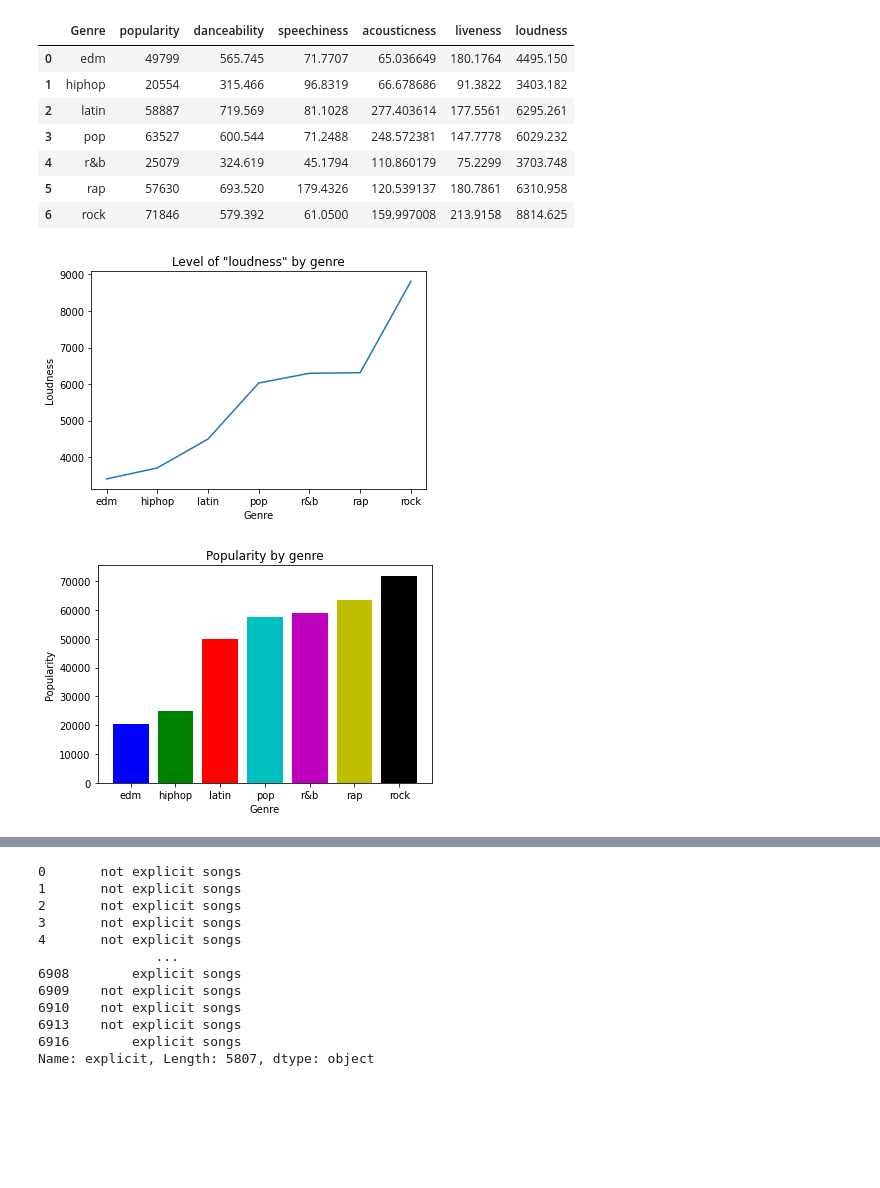
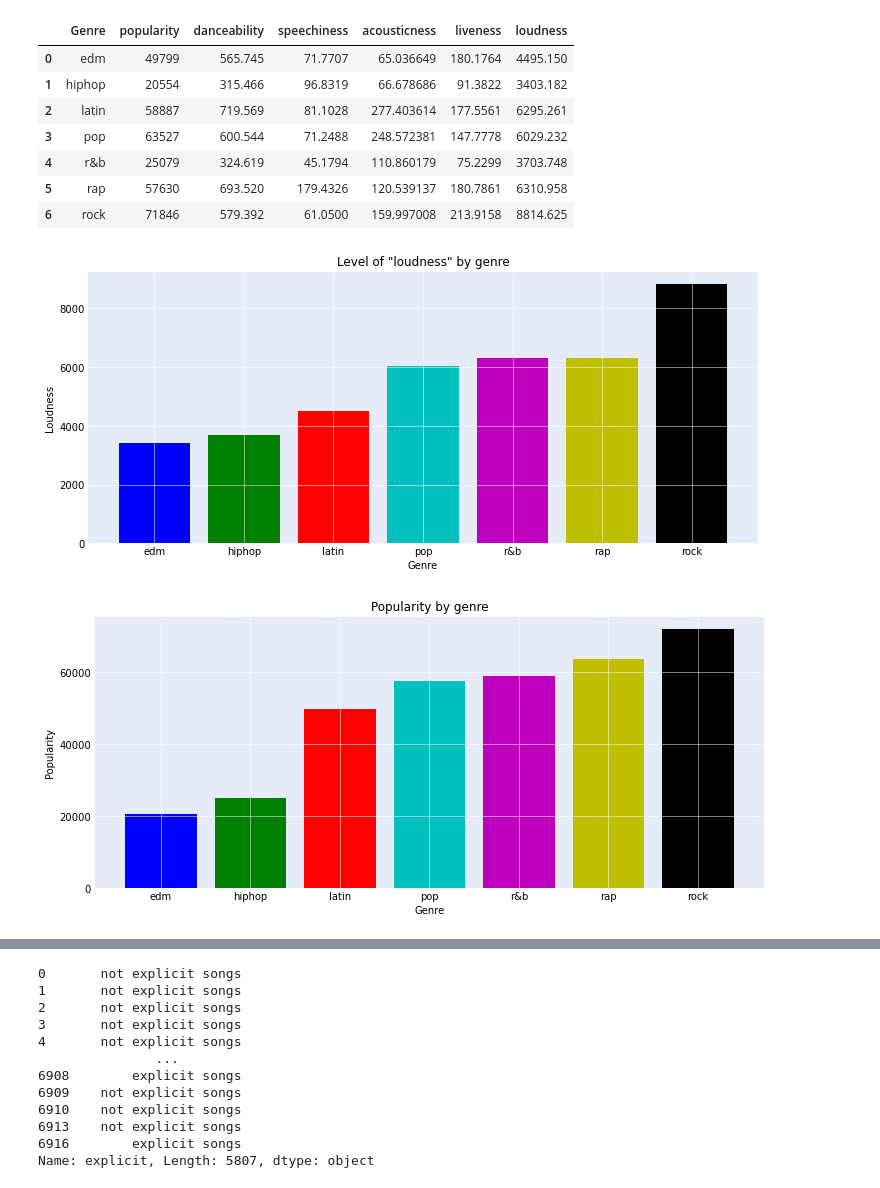
Before and after one commit to santiago-giordano/spotifydataproject, a Jupyter notebook: spotifydf.ipynb, the cells around one changed output, grey strips where cells are left out. Saved outputs shown, nothing was run; the diff lists cells and outputs as text; code cells hidden in the pictures; blank space fills up the shorter version.

Commit message:
spot-v06
Added and tweaked charts.
Also, now it exports the charts to png.(pushing png files too).

```diff
--- a/spotifydf.ipynb
+++ b/spotifydf.ipynb
@@ -335,28 +336,61 @@ spot_genre_afeat
 | 5 | rap | 57630 | 693.520 | 179.4326 | 120.539137 | 180.7861 | 6310.958 |
 | 6 | rock | 71846 | 579.392 | 61.0500 | 159.997008 | 213.9158 | 8814.625 |
 # %%
-#Se genera un gráfico de línea con los valores de 'loudness' según género
-x = spot_genre_afeat['Genre']
-y = spot_genre_afeat['loudness'].sort_values(ascending=True)
-
-plt.plot(x,y)
-plt.title('Level of "loudness" by genre')
-plt.xlabel('Genre')
-plt.ylabel('Loudness')
+#Se genera un gráfico de barras con los valores de 'loudness' según género
+# Styling of the figure
+fig = plt.figure()
+fig.set_figwidth(12)
+fig.set_figheight(5)
+fig.patch.set_facecolor('white')
+plt.bar(spot_genre_afeat['Genre'],
+        spot_genre_afeat['loudness'].sort_values(ascending=True),
+        color=['b','g','r','c','m','y','k'])
+plt.title(f'Level of "loudness" by genre')
+plt.xlabel("Genre")
+plt.ylabel("Loudness")
+# Styling of the plot
+plt.grid(color = 'white', linewidth = 0.5)
+plt.locator_params(axis='y', nbins=6)
+# Styling of the axes
+ax = plt.gca()
+ax.set_facecolor('#e6ecf7')
+ax.spines['top'].set_visible(False)
+ax.spines['right'].set_visible(False)
+ax.spines['bottom'].set_visible(False)
+ax.spines['left'].set_visible(False)
+ax.tick_params(axis=u'both', which=u'both',length=0)
+plt.savefig('SpotifyDF - Level of loudness by genre.png', transparent=False)
 plt.show()
 # %% [output]
-[figure, old version]
+[figure, new version]
 # %%
 #Se genera un gráfico de barras de los géneros según su popularidad
+# Styling of the figure
+fig = plt.figure()
+fig.set_figwidth(12)
+fig.set_figheight(5)
+fig.patch.set_facecolor('white')
 plt.bar(spot_genre_afeat['Genre'],
         spot_genre_afeat['popularity'].sort_values(ascending=True),
         color=['b','g','r','c','m','y','k'])
-plt.title('Popularity by genre')
-plt.xlabel('Genre')
-plt.ylabel('Popularity')
+plt.title(f'Popularity by genre')
+plt.xlabel("Genre")
+plt.ylabel("Popularity")
+# Styling of the plot
+plt.grid(color = 'white', linewidth = 0.5)
+plt.locator_params(axis='y', nbins=6)
+# Styling of the axes
+ax = plt.gca()
+ax.set_facecolor('#e6ecf7')
+ax.spines['top'].set_visible(False)
+ax.spines['right'].set_visible(False)
+ax.spines['bottom'].set_visible(False)
+ax.spines['left'].set_visible(False)
+ax.tick_params(axis=u'both', which=u'both',length=0)
+plt.savefig('SpotifyDF - Popularity by genre.png', transparent=False)
 plt.show()
 # %% [output]
-[figure, old version]
+[figure, new version]
 # %%
 #Se convierte el index en columna
 spot_genre_count.reset_index(inplace=True)
```
Also changed, not shown: parts of 16 cells of this notebook, 6 other files.
